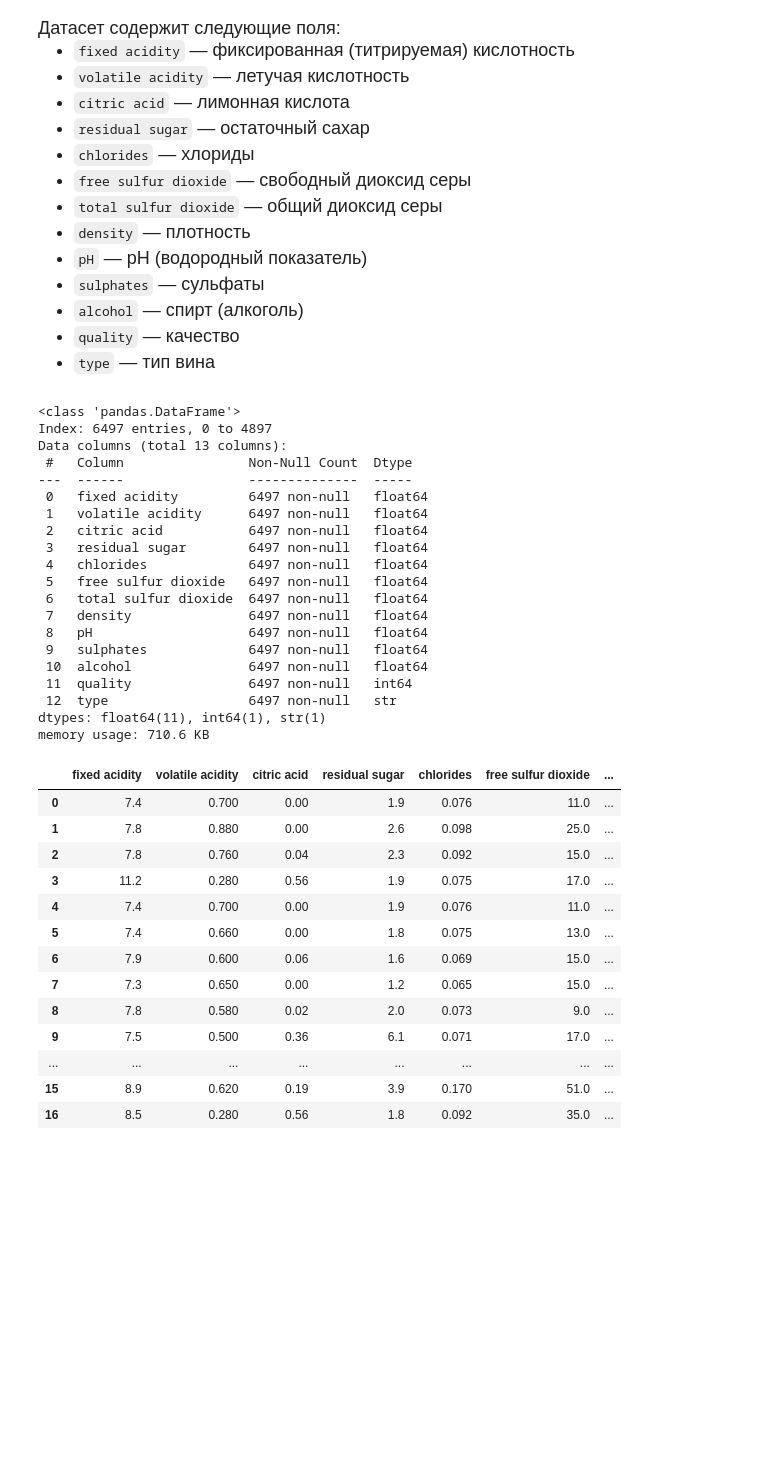
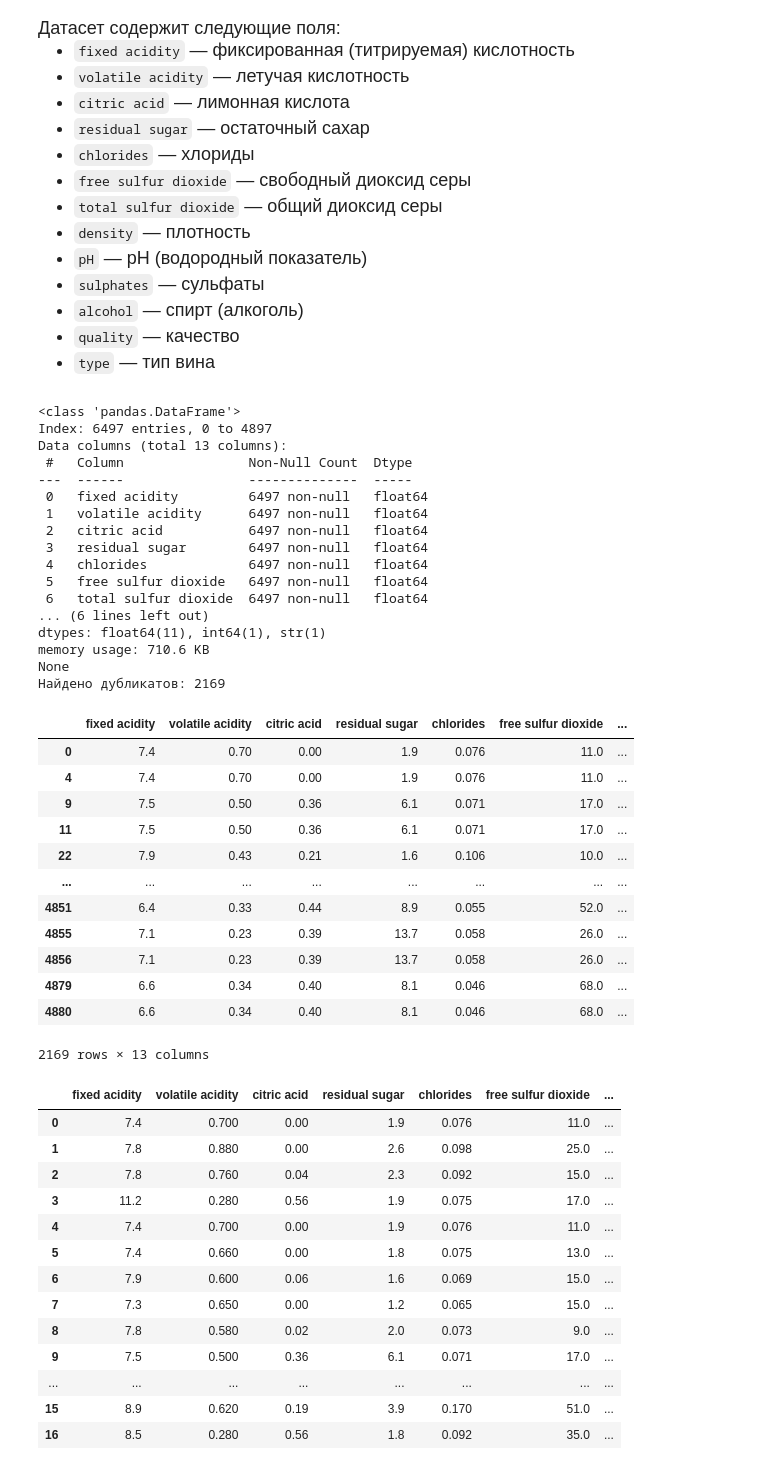
Before and after one commit to Baklanov-Daniil/master, a Jupyter notebook: mlbd/notebooks/lab1_k6.ipynb, the cells around one changed output. Drawn from its saved outputs; the diff is of its cells as text; code cells hidden in the pictures; blank space fills up the shorter version.

```diff
--- a/mlbd/notebooks/lab1_k6.ipynb
+++ b/mlbd/notebooks/lab1_k6.ipynb
@@ -51,28 +56,42 @@ data
 -    `type` — тип вина
 </font>
 # %%
-data.info()
+print(data.info())
+
+duplicates = data[data.duplicated(keep=False)]
+print(f"Найдено дубликатов: {len(duplicates)}")
+duplicates
 # %% [output]
 <class 'pandas.DataFrame'>
 Index: 6497 entries, 0 to 4897
 Data columns (total 13 columns):
  #   Column                Non-Null Count  Dtype
 ---  ------                --------------  -----
  0   fixed acidity         6497 non-null   float64
  1   volatile acidity      6497 non-null   float64
  2   citric acid           6497 non-null   float64
  3   residual sugar        6497 non-null   float64
  4   chlorides             6497 non-null   float64
  5   free sulfur dioxide   6497 non-null   float64
  6   total sulfur dioxide  6497 non-null   float64
- 7   density               6497 non-null   float64
- 8   pH                    6497 non-null   float64
- 9   sulphates             6497 non-null   float64
- 10  alcohol               6497 non-null   float64
- 11  quality               6497 non-null   int64
- 12  type                  6497 non-null   str
+... (6 lines left out)
 dtypes: float64(11), int64(1), str(1)
 memory usage: 710.6 KB
+None
+Найдено дубликатов: 2169
+|  | fixed acidity | volatile acidity | citric acid | residual sugar | chlorides | free sulfur dioxide | ... |
+| 0 | 7.4 | 0.70 | 0.00 | 1.9 | 0.076 | 11.0 | ... |
+| 4 | 7.4 | 0.70 | 0.00 | 1.9 | 0.076 | 11.0 | ... |
+| 9 | 7.5 | 0.50 | 0.36 | 6.1 | 0.071 | 17.0 | ... |
+| 11 | 7.5 | 0.50 | 0.36 | 6.1 | 0.071 | 17.0 | ... |
+| 22 | 7.9 | 0.43 | 0.21 | 1.6 | 0.106 | 10.0 | ... |
+| ... | ... | ... | ... | ... | ... | ... | ... |
+| 4851 | 6.4 | 0.33 | 0.44 | 8.9 | 0.055 | 52.0 | ... |
+| 4855 | 7.1 | 0.23 | 0.39 | 13.7 | 0.058 | 26.0 | ... |
+| 4856 | 7.1 | 0.23 | 0.39 | 13.7 | 0.058 | 26.0 | ... |
+| 4879 | 6.6 | 0.34 | 0.40 | 8.1 | 0.046 | 68.0 | ... |
+| 4880 | 6.6 | 0.34 | 0.40 | 8.1 | 0.046 | 68.0 | ... |
+2169 rows × 13 columns
 # %%
 data.head(20)
 # %% [output]
```
Also changed, not shown: parts of 7 cells of this notebook, 1 other file.
